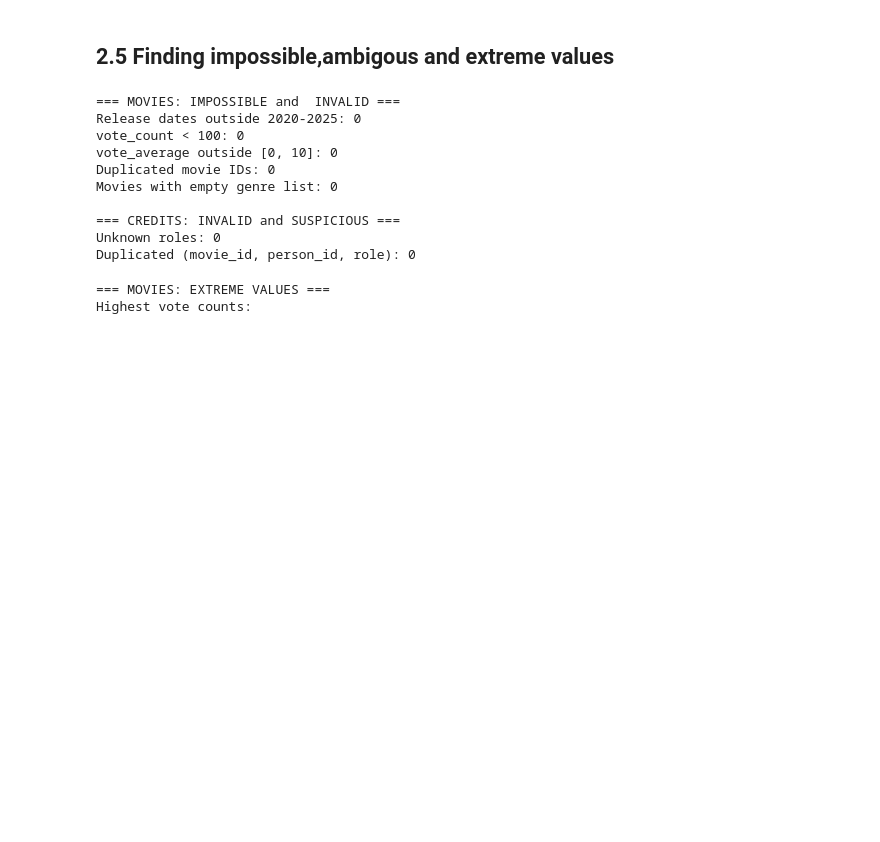
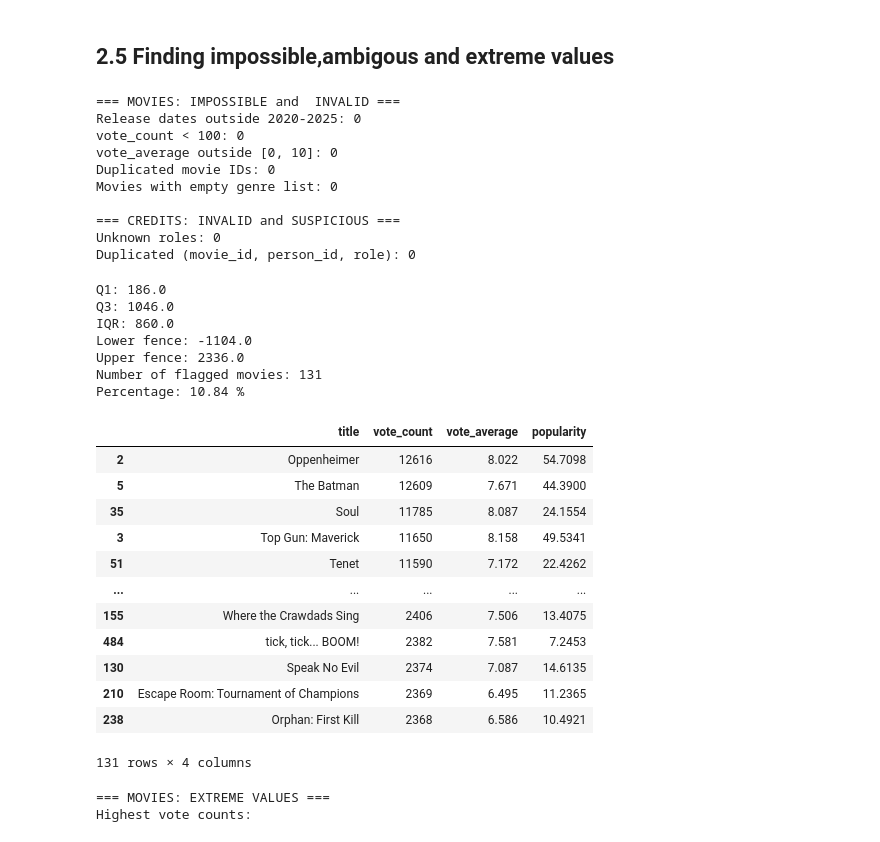
Before and after one commit to Belaidbens/TMDB-data-acquisition, a Jupyter notebook: aquisition.ipynb, the cells around one changed output. Drawn from its saved outputs; the diff is of its cells as text; code cells hidden in the pictures; blank space fills up the shorter version.

Commit message:
update the outlier part

```diff
--- a/aquisition.ipynb
+++ b/aquisition.ipynb
@@ -974,6 +988,60 @@ Movies with empty genre list: 0
 === CREDITS: INVALID and SUSPICIOUS ===
 Unknown roles: 0
 Duplicated (movie_id, person_id, role): 0
+# %%
+Q1 = movies_df["vote_count"].quantile(0.25)
+Q3 = movies_df["vote_count"].quantile(0.75)
+
+IQR = Q3 - Q1
+
+lower = Q1 - 1.5 * IQR
+upper = Q3 + 1.5 * IQR
+
+vote_outliers = (
+    (movies_df["vote_count"] < lower) |
+    (movies_df["vote_count"] > upper)
+)
+
+print("Q1:", Q1)
+print("Q3:", Q3)
+print("IQR:", IQR)
+print("Lower fence:", lower)
+print("Upper fence:", upper)
+
+print("Number of flagged movies:", vote_outliers.sum())
+print(
+    "Percentage:",
+    round(vote_outliers.mean() * 100, 2),
+    "%"
+)
+movies_df.loc[
+    vote_outliers,
+    ["title", "vote_count", "vote_average", "popularity"]
+].sort_values(
+    "vote_count",
+    ascending=False
+).head(20)
+# %% [output]
+Q1: 186.0
+Q3: 1046.0
+IQR: 860.0
+Lower fence: -1104.0
+Upper fence: 2336.0
+Number of flagged movies: 131
+Percentage: 10.84 %
+|  | title | vote_count | vote_average | popularity |
+| 2 | Oppenheimer | 12616 | 8.022 | 54.7098 |
+| 5 | The Batman | 12609 | 7.671 | 44.3900 |
+| 35 | Soul | 11785 | 8.087 | 24.1554 |
+| 3 | Top Gun: Maverick | 11650 | 8.158 | 49.5341 |
+| 51 | Tenet | 11590 | 7.172 | 22.4262 |
+| ... | ... | ... | ... | ... |
+| 155 | Where the Crawdads Sing | 2406 | 7.506 | 13.4075 |
+| 484 | tick, tick... BOOM! | 2382 | 7.581 | 7.2453 |
+| 130 | Speak No Evil | 2374 | 7.087 | 14.6135 |
+| 210 | Escape Room: Tournament of Champions | 2369 | 6.495 | 11.2365 |
+| 238 | Orphan: First Kill | 2368 | 6.586 | 10.4921 |
+131 rows × 4 columns
 # %%
 print("\n=== MOVIES: EXTREME VALUES ===")
 
```
Also changed, not shown: parts of 4 cells of this notebook, 2 other files.
